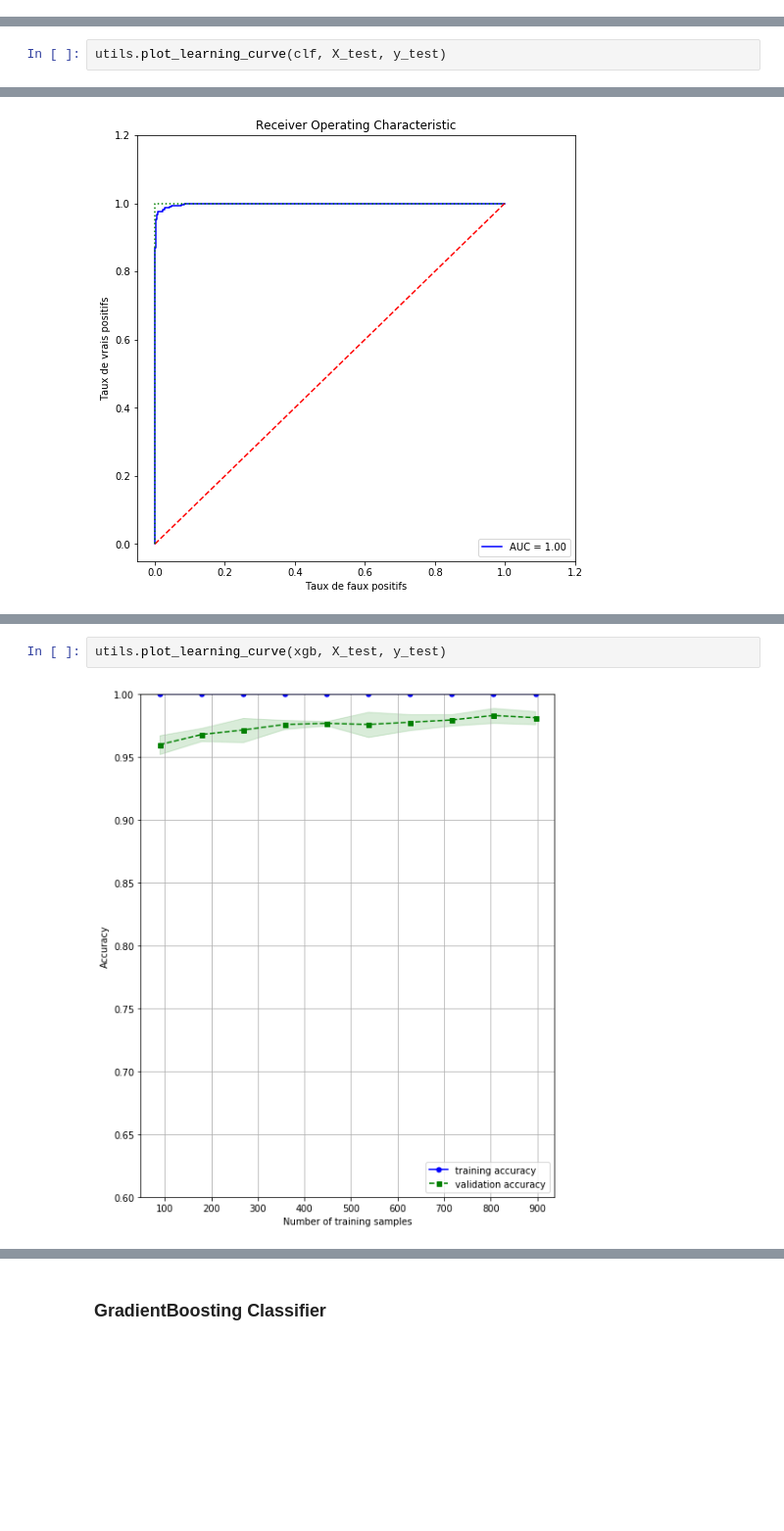
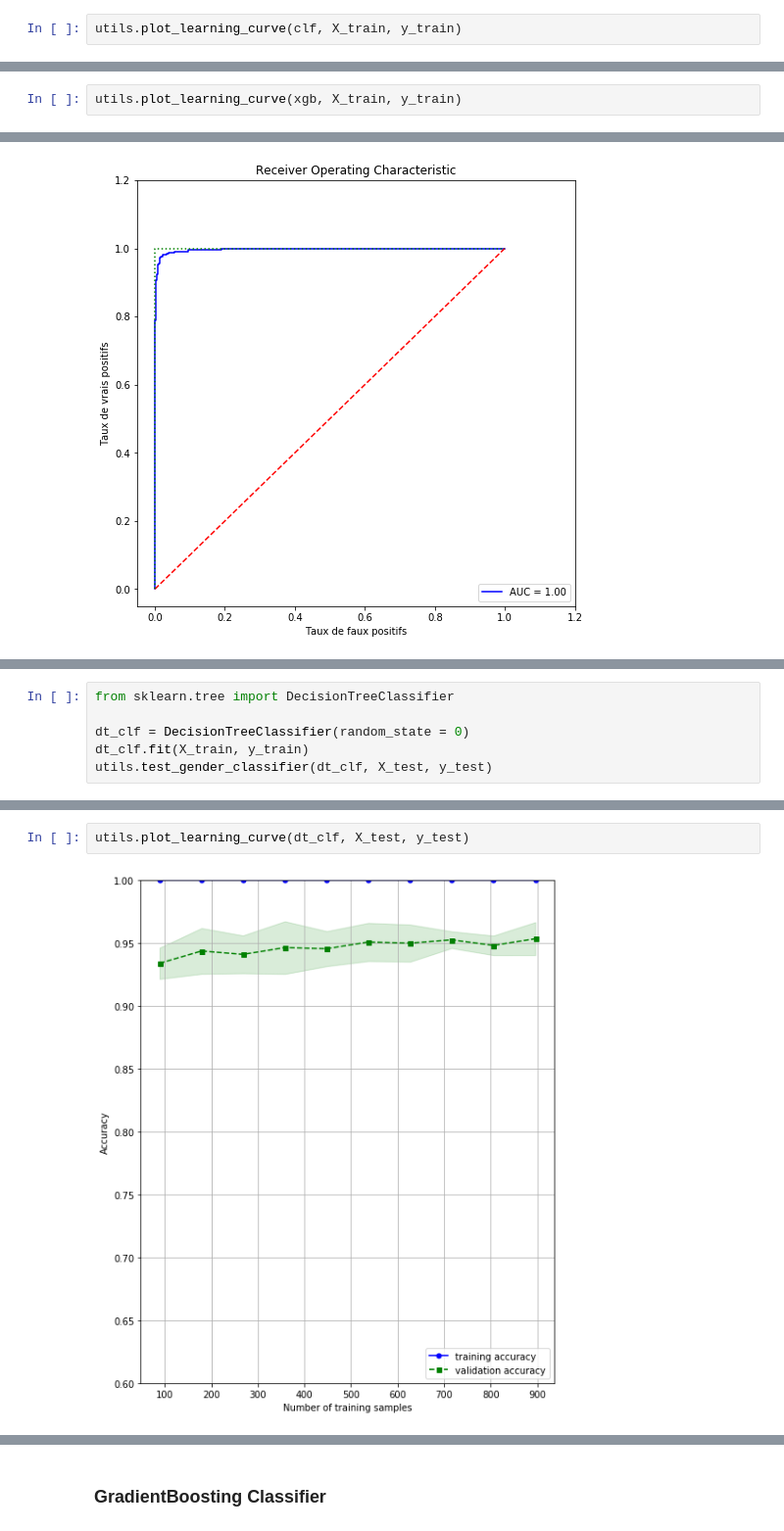
Before and after one commit to clarabomy/TIMIT_project, a Jupyter notebook: Gender_classification.ipynb, the cells around one changed output, grey strips where cells are left out. Shown: that part at 98% size. Saved outputs shown, nothing was run; the diff lists cells and outputs as text; blank space fills up the shorter version.

Commit message:
classif age, gender

```diff
--- a/Gender_classification.ipynb
+++ b/Gender_classification.ipynb
@@ -218 +218,3 @@ weighted avg       0.97      0.97      0.97      1120
 [figure]
+# %%
+utils.plot_learning_curve(clf, X_train, y_train)
@@ -223,2 +226,0 @@ utils.plot_roc_curve(clf, X_test, y_test)
-# %%
-utils.plot_learning_curve(clf, X_test, y_test)
@@ -251 +251,3 @@ weighted avg       0.98      0.98      0.98      1120
 [figure]
+# %%
+utils.plot_learning_curve(xgb, X_train, y_train)
@@ -255,0 +262,6 @@ utils.plot_roc_curve(xgb, X_test, y_test)
+# %%
+from sklearn.tree import DecisionTreeClassifier
+
+dt_clf = DecisionTreeClassifier(random_state = 0)
+dt_clf.fit(X_train, y_train)
+utils.test_gender_classifier(dt_clf, X_test, y_test)
@@ -256,4 +283,4 @@ utils.plot_roc_curve(xgb, X_test, y_test)
 # %%
-utils.plot_learning_curve(xgb, X_test, y_test)
+utils.plot_learning_curve(dt_clf, X_test, y_test)
 # %% [output]
-[figure, old version]
+[figure, new version]
```
Also changed, not shown: parts of 31 cells of this notebook, 3 other files.
